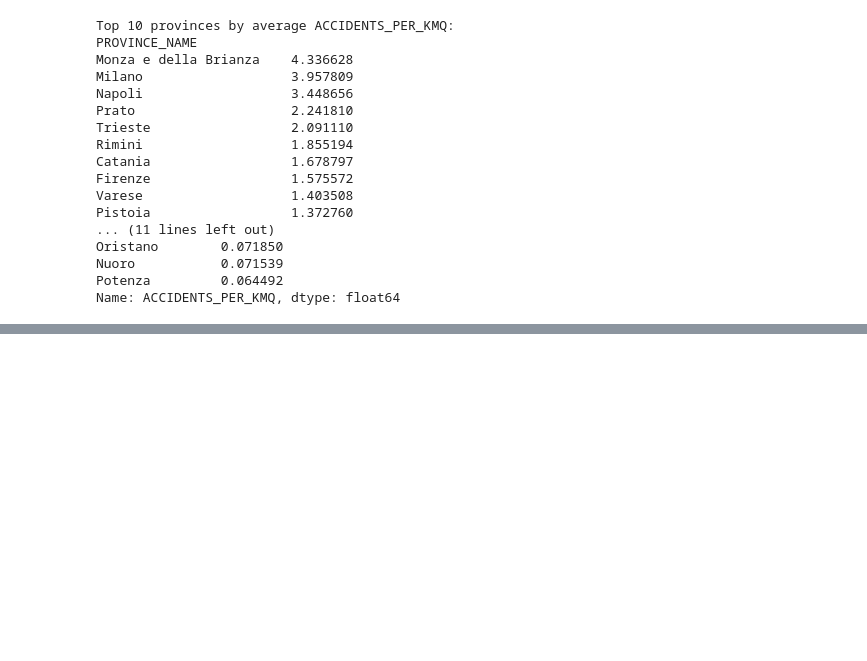
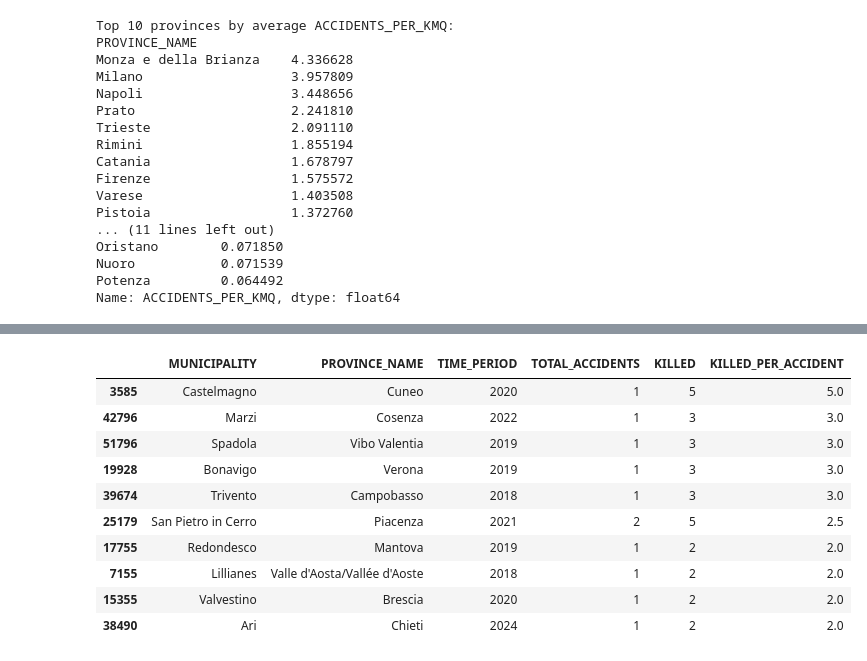
Before and after one commit to gretabarrale/boolean_capstone_project, a Jupyter notebook: eda.ipynb, the cells around one changed output, grey strips where cells are left out. Drawn from its saved outputs; the diff is of its cells as text; code cells hidden in the pictures; blank space fills up the shorter version.

```diff
--- a/eda.ipynb
+++ b/eda.ipynb
@@ -232,0 +275,17 @@ Name: ACCIDENTS_PER_KMQ, dtype: float64
+# %%
+# Investigating the extreme case of killed per accident
+#Most of cases only show one accident, so a single fatal event influences the ratio
+df.sort_values('KILLED_PER_ACCIDENT', ascending=False).head(10)[
+    ['MUNICIPALITY', 'PROVINCE_NAME', 'TIME_PERIOD', 'TOTAL_ACCIDENTS', 'KILLED', 'KILLED_PER_ACCIDENT']]
+# %% [output]
+|  | MUNICIPALITY | PROVINCE_NAME | TIME_PERIOD | TOTAL_ACCIDENTS | KILLED | KILLED_PER_ACCIDENT |
+| 3585 | Castelmagno | Cuneo | 2020 | 1 | 5 | 5.0 |
+| 42796 | Marzi | Cosenza | 2022 | 1 | 3 | 3.0 |
+| 51796 | Spadola | Vibo Valentia | 2019 | 1 | 3 | 3.0 |
+| 19928 | Bonavigo | Verona | 2019 | 1 | 3 | 3.0 |
+| 39674 | Trivento | Campobasso | 2018 | 1 | 3 | 3.0 |
+| 25179 | San Pietro in Cerro | Piacenza | 2021 | 2 | 5 | 2.5 |
+| 17755 | Redondesco | Mantova | 2019 | 1 | 2 | 2.0 |
+| 7155 | Lillianes | Valle d'Aosta/Vallée d'Aoste | 2018 | 1 | 2 | 2.0 |
+| 15355 | Valvestino | Brescia | 2020 | 1 | 2 | 2.0 |
+| 38490 | Ari | Chieti | 2024 | 1 | 2 | 2.0 |
```
Also changed, not shown: parts of 6 cells of this notebook.
